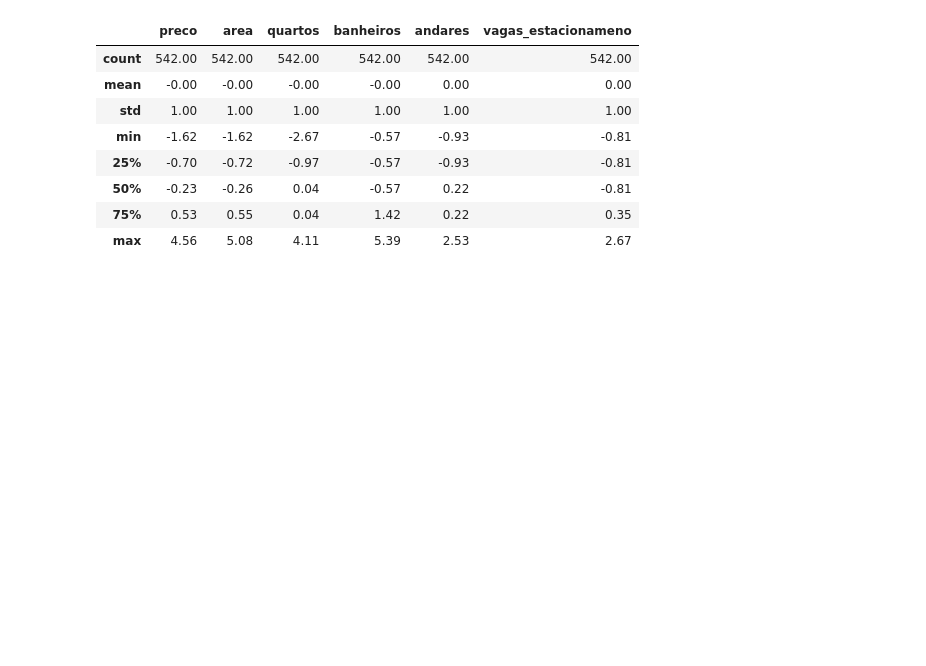
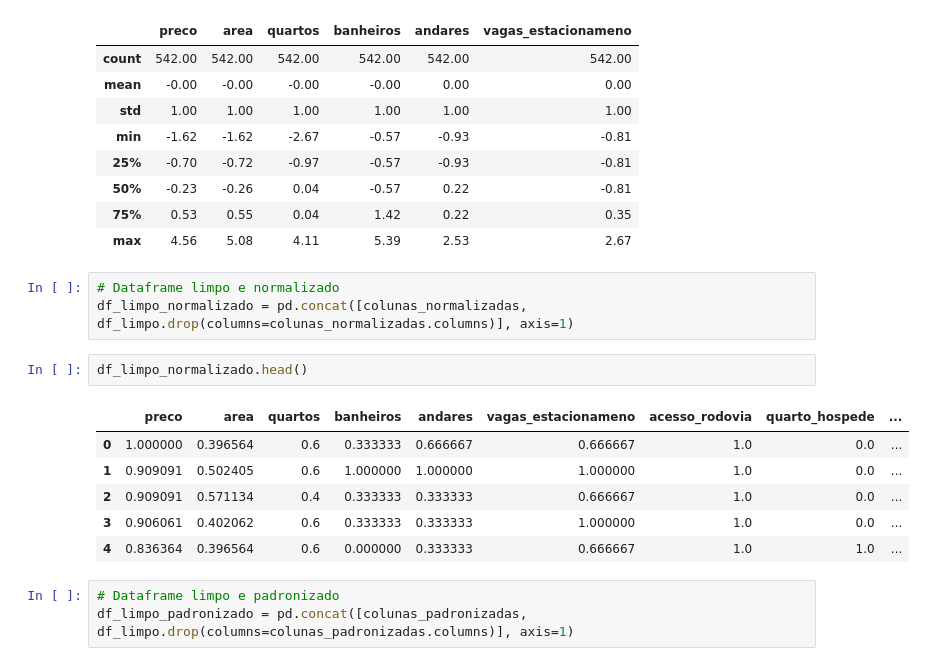
Before and after one commit to hugogsmendes/Houses-prediction, a Jupyter notebook: models_ml/model.ipynb, the cells around one changed output. Cells and saved outputs as stored; diff of their text form; blank space fills up the shorter version.

```diff
--- a/models_ml/model.ipynb
+++ b/models_ml/model.ipynb
@@ -581,3 +581,18 @@ round(colunas_padronizadas.describe(),2) # Média 0 e Desvio Padrão 1
 | 50% | -0.23 | -0.26 | 0.04 | -0.57 | 0.22 | -0.81 |
 | 75% | 0.53 | 0.55 | 0.04 | 1.42 | 0.22 | 0.35 |
 | max | 4.56 | 5.08 | 4.11 | 5.39 | 2.53 | 2.67 |
+# %%
+# Dataframe limpo e normalizado
+df_limpo_normalizado = pd.concat([colunas_normalizadas, df_limpo.drop(columns=colunas_normalizadas.columns)], axis=1)
+# %%
+df_limpo_normalizado.head()
+# %% [output]
+|  | preco | area | quartos | banheiros | andares | vagas_estacionameno | acesso_rodovia | quarto_hospede | ... |
+| 0 | 1.000000 | 0.396564 | 0.6 | 0.333333 | 0.666667 | 0.666667 | 1.0 | 0.0 | ... |
+| 1 | 0.909091 | 0.502405 | 0.6 | 1.000000 | 1.000000 | 1.000000 | 1.0 | 0.0 | ... |
+| 2 | 0.909091 | 0.571134 | 0.4 | 0.333333 | 0.333333 | 0.666667 | 1.0 | 0.0 | ... |
+| 3 | 0.906061 | 0.402062 | 0.6 | 0.333333 | 0.333333 | 1.000000 | 1.0 | 0.0 | ... |
+| 4 | 0.836364 | 0.396564 | 0.6 | 0.000000 | 0.333333 | 0.666667 | 1.0 | 1.0 | ... |
+# %%
+# Dataframe limpo e padronizado
+df_limpo_padronizado = pd.concat([colunas_padronizadas, df_limpo.drop(columns=colunas_padronizadas.columns)], axis=1)
```
Also changed, not shown: parts of 2 cells of this notebook.
